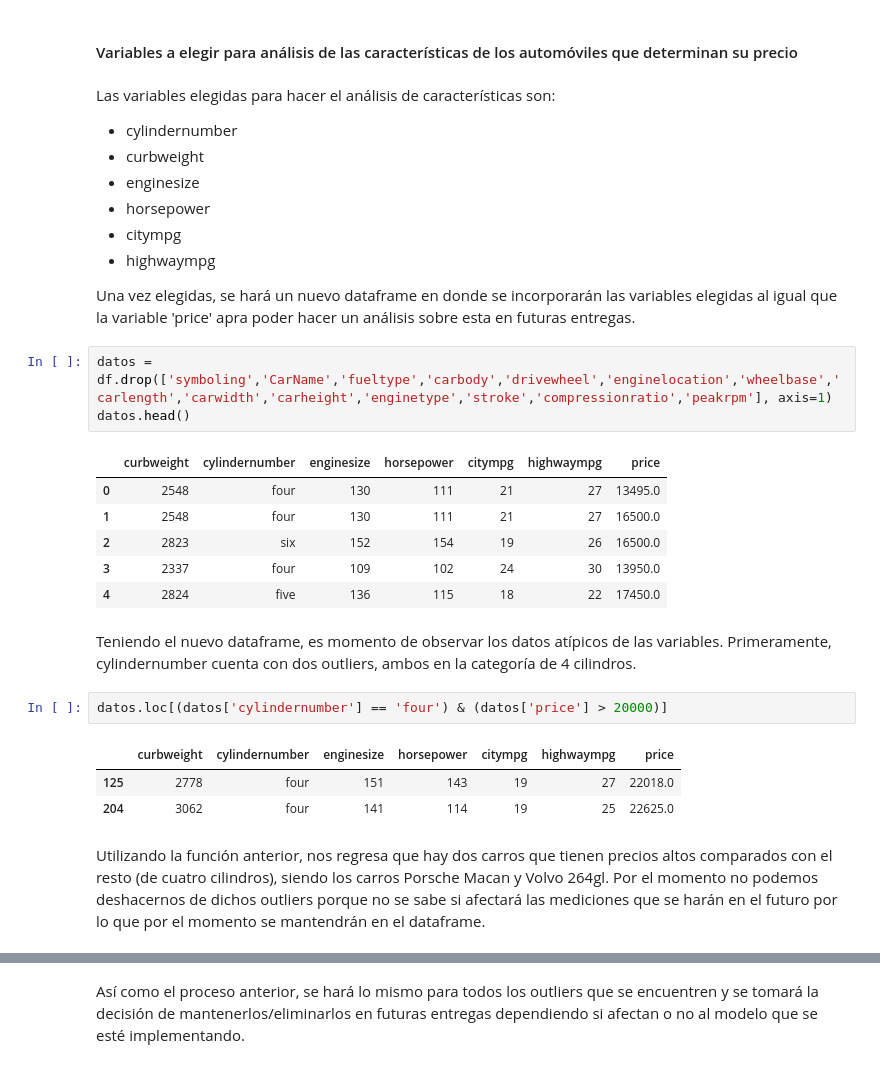
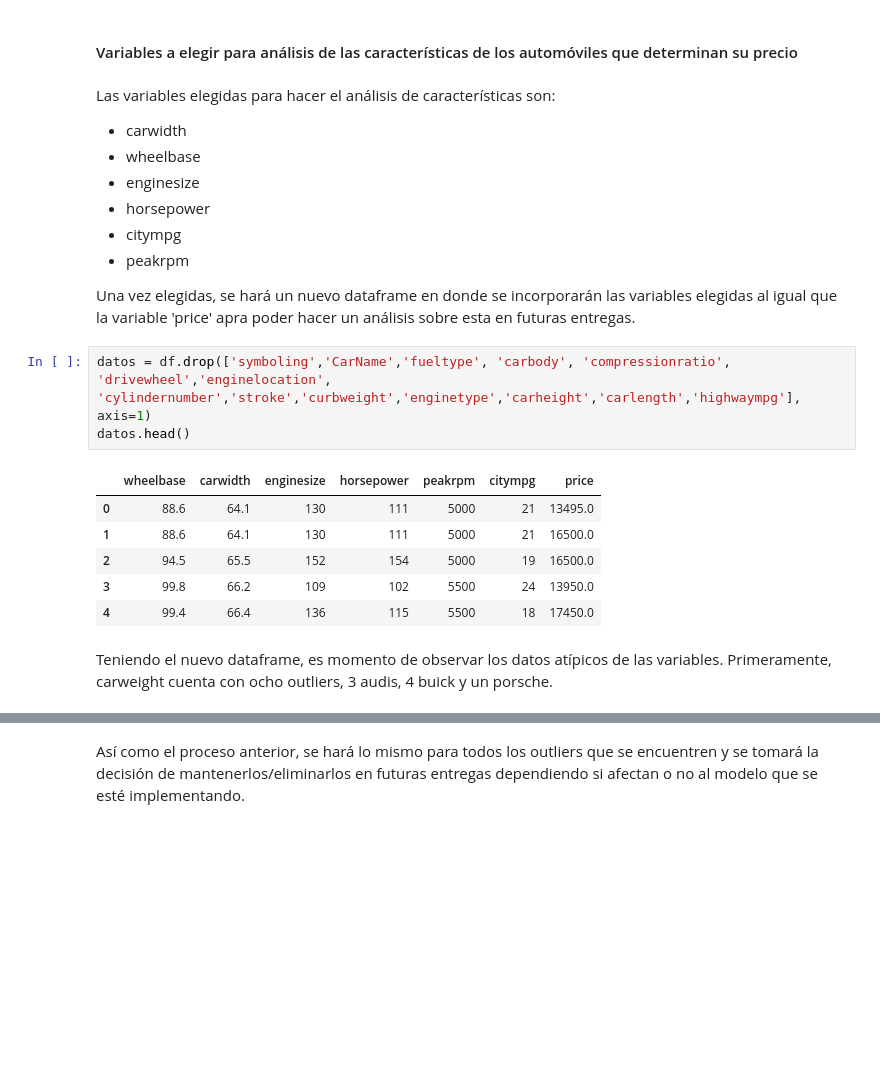
Before and after one commit to fedemedina72/PortafolioTC3006C, a Jupyter notebook: Modulo1/LimpiezaDatos.ipynb, the cells around one changed output, grey strips where cells are left out. Drawn from its saved outputs; the diff is of its cells as text; blank space fills up the shorter version.

```diff
--- a/Modulo1/LimpiezaDatos.ipynb
+++ b/Modulo1/LimpiezaDatos.ipynb
@@ -415,31 +415,23 @@ plt.show()
 # %% [markdown]
 Las variables elegidas para hacer el análisis de características son:
 
-- cylindernumber
-- curbweight
+- carwidth
+- wheelbase
 - enginesize
 - horsepower
 - citympg
-- highwaympg
+- peakrpm
 
 Una vez elegidas, se hará un nuevo dataframe en donde se incorporarán las variables elegidas al igual que la variable 'price' apra poder hacer un análisis sobre esta en futuras entregas.
 # %%
-datos = df.drop(['symboling','CarName','fueltype','carbody','drivewheel','enginelocation','wheelbase','carlength','carwidth','carheight','enginetype','stroke','compressionratio','peakrpm'], axis=1)
+datos = df.drop(['symboling','CarName','fueltype', 'carbody', 'compressionratio', 'drivewheel','enginelocation', 'cylindernumber','stroke','curbweight','enginetype','carheight','carlength','highwaympg'], axis=1)
 datos.head()
 # %% [output]
-|  | curbweight | cylindernumber | enginesize | horsepower | citympg | highwaympg | price |
-| 0 | 2548 | four | 130 | 111 | 21 | 27 | 13495.0 |
-| 1 | 2548 | four | 130 | 111 | 21 | 27 | 16500.0 |
-| 2 | 2823 | six | 152 | 154 | 19 | 26 | 16500.0 |
-| 3 | 2337 | four | 109 | 102 | 24 | 30 | 13950.0 |
-| 4 | 2824 | five | 136 | 115 | 18 | 22 | 17450.0 |
+|  | wheelbase | carwidth | enginesize | horsepower | peakrpm | citympg | price |
+| 0 | 88.6 | 64.1 | 130 | 111 | 5000 | 21 | 13495.0 |
+| 1 | 88.6 | 64.1 | 130 | 111 | 5000 | 21 | 16500.0 |
+| 2 | 94.5 | 65.5 | 152 | 154 | 5000 | 19 | 16500.0 |
+| 3 | 99.8 | 66.2 | 109 | 102 | 5500 | 24 | 13950.0 |
+| 4 | 99.4 | 66.4 | 136 | 115 | 5500 | 18 | 17450.0 |
 # %% [markdown]
-Teniendo el nuevo dataframe, es momento de observar los datos atípicos de las variables. Primeramente, cylindernumber cuenta con dos outliers, ambos en la categoría de 4 cilindros.
+Teniendo el nuevo dataframe, es momento de observar los datos atípicos de las variables. Primeramente, carweight cuenta con ocho outliers, 3 audis, 4 buick y un porsche.
-# %%
-datos.loc[(datos['cylindernumber'] == 'four') & (datos['price'] > 20000)]
-# %% [output]
-|  | curbweight | cylindernumber | enginesize | horsepower | citympg | highwaympg | price |
-| 125 | 2778 | four | 151 | 143 | 19 | 27 | 22018.0 |
-| 204 | 3062 | four | 141 | 114 | 19 | 25 | 22625.0 |
-# %% [markdown]
-Utilizando la función anterior, nos regresa que hay dos carros que tienen precios altos comparados con el resto (de cuatro cilindros), siendo los carros Porsche Macan y Volvo 264gl. Por el momento no podemos deshacernos de dichos outliers porque no se sabe si afectará las mediciones que se harán en el futuro por lo que por el momento se mantendrán en el dataframe.
```
Also changed, not shown: parts of 9 cells of this notebook.
